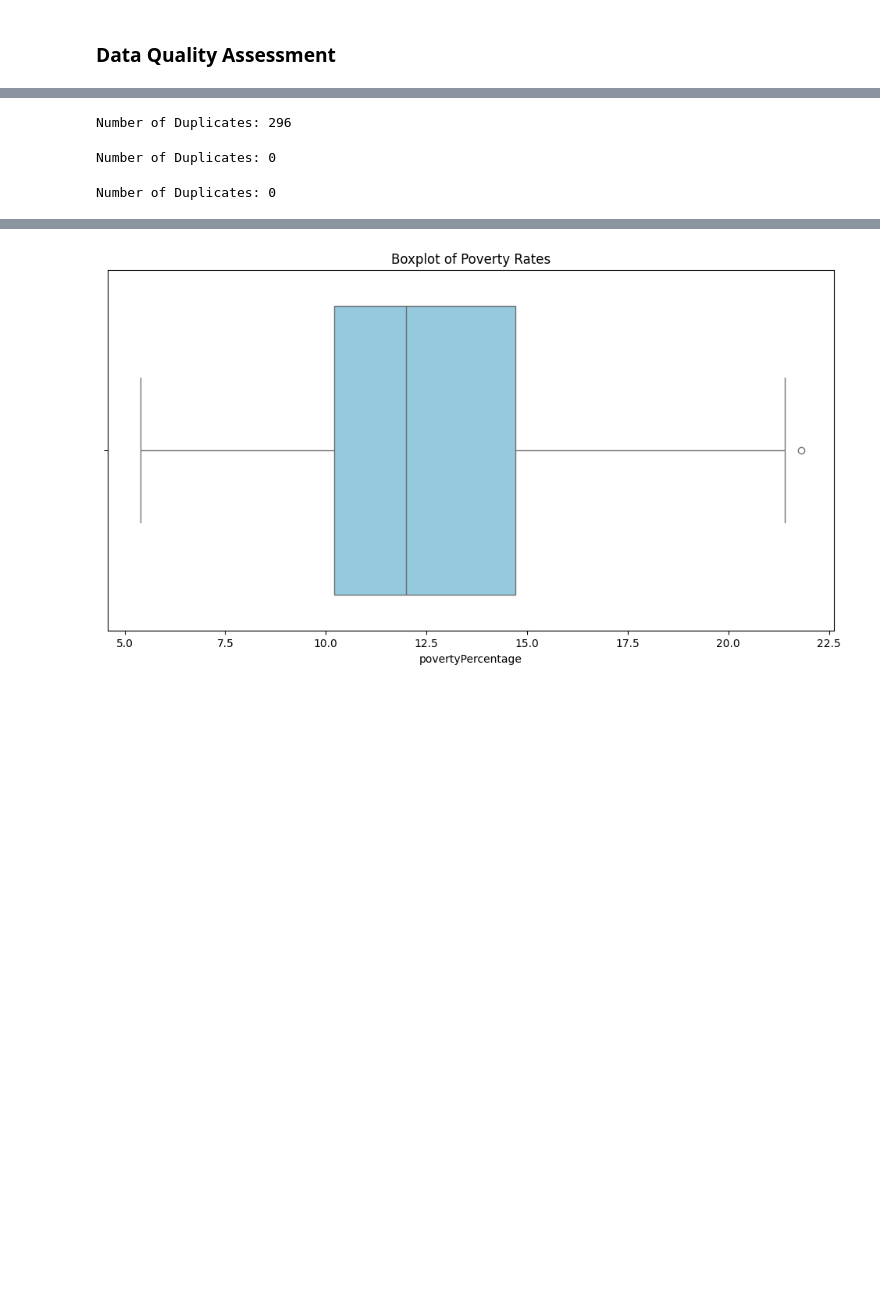
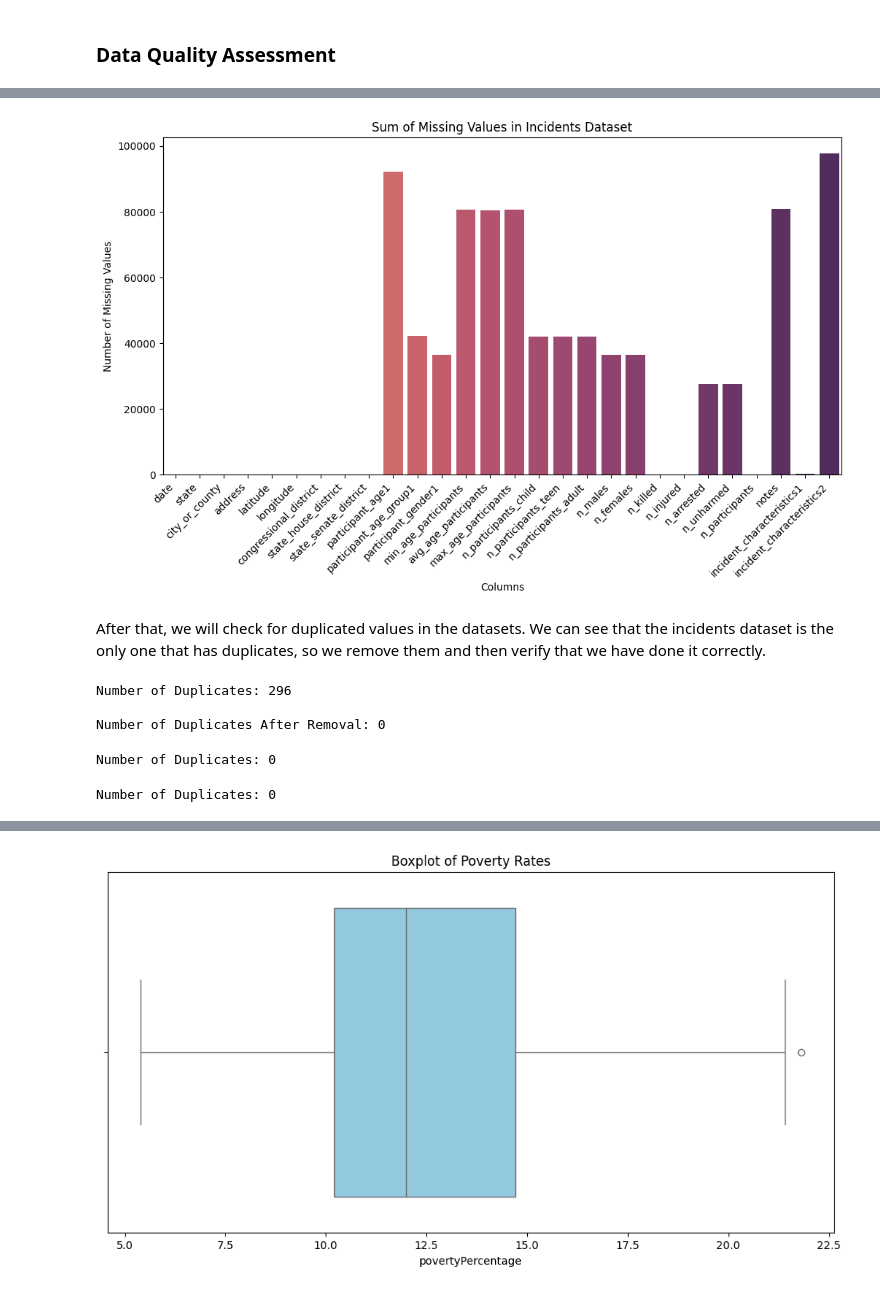
Before and after one commit to Marc2910llv/Gun-Incidents-In-USA-DataMining, a Jupyter notebook: Data_Mining_Project.ipynb, the cells around one changed output, grey strips where cells are left out. Saved outputs shown, nothing was run; the diff lists cells and outputs as text; code cells hidden in the pictures; blank space fills up the shorter version.

```diff
--- a/Data_Mining_Project.ipynb
+++ b/Data_Mining_Project.ipynb
@@ -142,8 +231,50 @@ plt.show()
+# %%
+# Eliminate the data that have null in adress and latitude, and in adress and longitude
+incidents_dataset = incidents_dataset.dropna(subset=['address', 'latitude'], how='all', inplace=False)
+incidents_dataset = incidents_dataset.dropna(subset=['address', 'longitude'], how='all', inplace=False)
+# Rename the other nulls with no_data
+valor_reemplazo = 'no_data'
+incidents_dataset['address'].fillna(valor_reemplazo, inplace=True)
+incidents_dataset['latitude'].fillna(valor_reemplazo, inplace=True)
+incidents_dataset['longitude'].fillna(valor_reemplazo, inplace=True)
+
+incidents_dataset['congressional_district'].fillna(valor_reemplazo, inplace=True)
+incidents_dataset['state_house_district'].fillna(valor_reemplazo, inplace=True)
+incidents_dataset['state_senate_district'].fillna(valor_reemplazo, inplace=True)
+
+# Print mising values label
+missing_values = incidents_dataset.isnull().sum()
+plt.figure(figsize=(12, 6))
+sns.barplot(x=missing_values.index, y=missing_values.values, hue=missing_values.index, palette='flare', legend=False)
+plt.xticks(rotation=45, ha='right')
+plt.title('Sum of Missing Values in Incidents Dataset')
+plt.xlabel('Columns')
+plt.ylabel('Number of Missing Values')
+plt.show()
+# %% [output]
+[figure, added]
+# %% [markdown]
+After that, we will check for duplicated values in the datasets. We can see that the incidents dataset is the only one that has duplicates, so we remove them and then verify that we have done it correctly.
+# %%
+# Check for duplicates
+d1_duplicates = incidents_dataset.duplicated().sum()
+print("\nNumber of Duplicates:", d1_duplicates)
+
+# Remove duplicate rows
+incidents_dataset.drop_duplicates(inplace=True)
+
+# Verify the removal of duplicates
+d1_duplicates_after_removal = incidents_dataset.duplicated().sum()
+print("\nNumber of Duplicates After Removal:", d1_duplicates_after_removal)
+# %% [output]
+Number of Duplicates: 296
+
+Number of Duplicates After Removal: 0
 # %%
 # Check for duplicates
-d1_duplicates = dataset1.duplicated().sum()
-print("\nNumber of Duplicates:", d1_duplicates)
+d2_duplicates = pbsy_dataset.duplicated().sum()
+print("\nNumber of Duplicates:", d2_duplicates)
 # %% [output]
-Number of Duplicates: 296
+Number of Duplicates: 0
 # %%
 # Check for duplicates
@@ -152,8 +283,2 @@ print("\nNumber of Duplicates:", d2_duplicates)
 # %% [output]
 Number of Duplicates: 0
-# %%
-# Check for duplicates
-d3_duplicates = dataset3.duplicated().sum()
-print("\nNumber of Duplicates:", d3_duplicates)
-# %% [output]
-Number of Duplicates: 0
```
Also changed, not shown: parts of 52 cells of this notebook, 1 other file.
